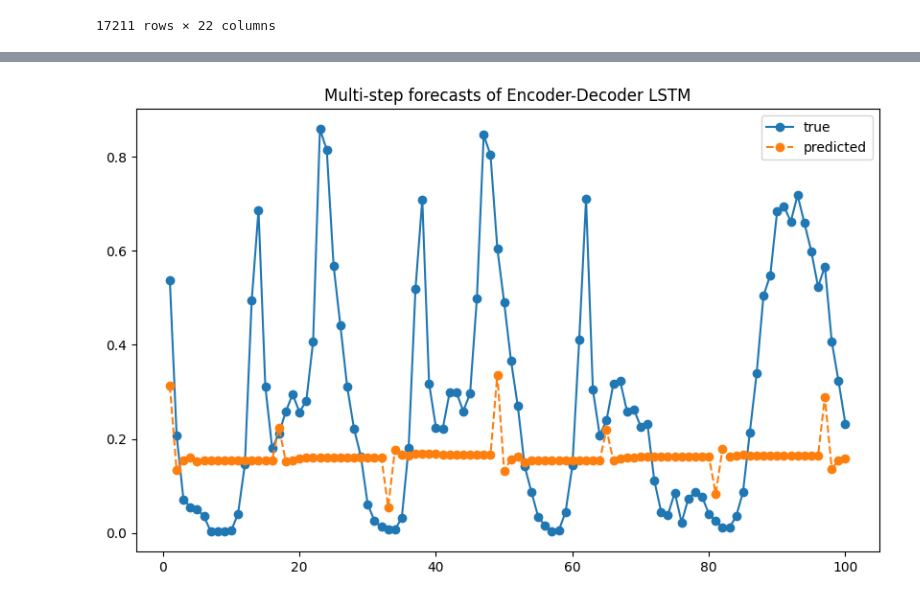
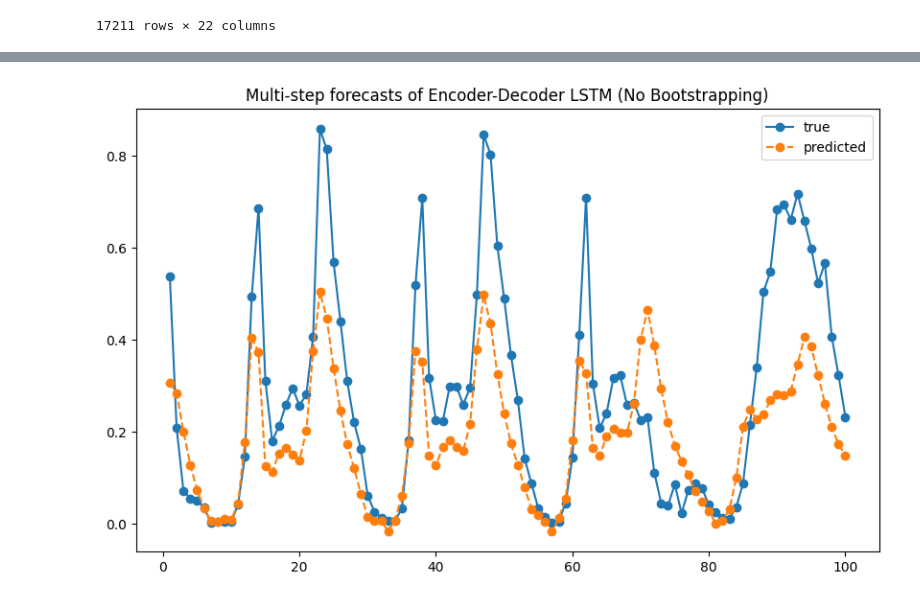
Before and after one commit to allisonaustin/multi-step-forecasting-rnn, a Jupyter notebook: MLProject.ipynb, the cells around one changed output, grey strips where cells are left out. Drawn from its saved outputs; the diff is of its cells as text; code cells hidden in the pictures.

Commit message:
updated evaluation metrics for enc-dec, improved bootstrapping

```diff
--- a/MLProject.ipynb
+++ b/MLProject.ipynb
@@ -6,8 +1,8 @@ Mounted at /content/drive
 # %%
 import pandas as pd
 # loading the dataset
-day_ds = pd.read_csv('/content/drive/MyDrive/Colab Notebooks/day.csv')
-hour_ds = pd.read_csv('/content/drive/MyDrive/Colab Notebooks/hour.csv')
+day_ds = pd.read_csv('data/day.csv')
+hour_ds = pd.read_csv('data/hour.csv')
 # %%
 hour_ds
 # %% [output]
@@ -650,0 +1325,11 @@ multi_step_forecasts = multistep_forecasts(bo_trained_models, X_test_reshaped[0]
+# %%
+# generating multi-step forecasts for encoder-decoder model
+def multistep_forecasts_ed(model, X, n_steps):
+    current_step = 0
+    forecasts = []
+    sum_of_predictions = np.zeros((n_steps))
+    for model_i in range(len(model)):
+      forecast_step = model[model_i].predict(X.reshape(1, X.shape[0], X.shape[1]))
+      sum_of_predictions += forecast_step.reshape(-1)
+    forecasts = np.append(forecasts, sum_of_predictions / len(model))
+    return np.array(forecasts)
@@ -650,0 +1351,5 @@ multi_step_forecasts = multistep_forecasts(bo_trained_models, X_test_reshaped[0]
+# %%
+# multi-step forecasts for Encoder Decoder LSTM
+n_steps = 100
+X_test_reshaped = X_test.values[:expected_shape_test].reshape((X_test.shape[0] // 16, 16, X_test.shape[1]))
+multi_step_forecasts_no_bootstrap = multistep_forecasts_ed(ed_trained_models[0:1], X_test_reshaped[0], n_steps)
@@ -815,12 +1370,12 @@ multi_step_forecasts = multistep_forecasts_ed(ed_trained_models, X_test_reshaped
 # %%
 # plotting results for Encoder-Decoder LSTM predictions
 
 # multi-step
 plt.figure(figsize=(10, 6))
 plt.plot(np.arange(1, 101), y_test[sequence_length - 1 :num_sequences + sequence_length - 1], label='true', marker='o', linestyle='-')
-plt.plot(np.arange(1, 101), multi_step_forecasts[:100], label='predicted', marker='o', linestyle='--')
-plt.title('Multi-step forecasts of Encoder-Decoder LSTM')
+plt.plot(np.arange(1, 101), multi_step_forecasts_no_bootstrap[:100], label='predicted', marker='o', linestyle='--')
+plt.title('Multi-step forecasts of Encoder-Decoder LSTM (No Bootstrapping)')
 plt.legend()
 plt.show()
 # %% [output]
-[figure, old version]
+[figure, new version]
```
Also changed, not shown: parts of 31 cells of this notebook.
